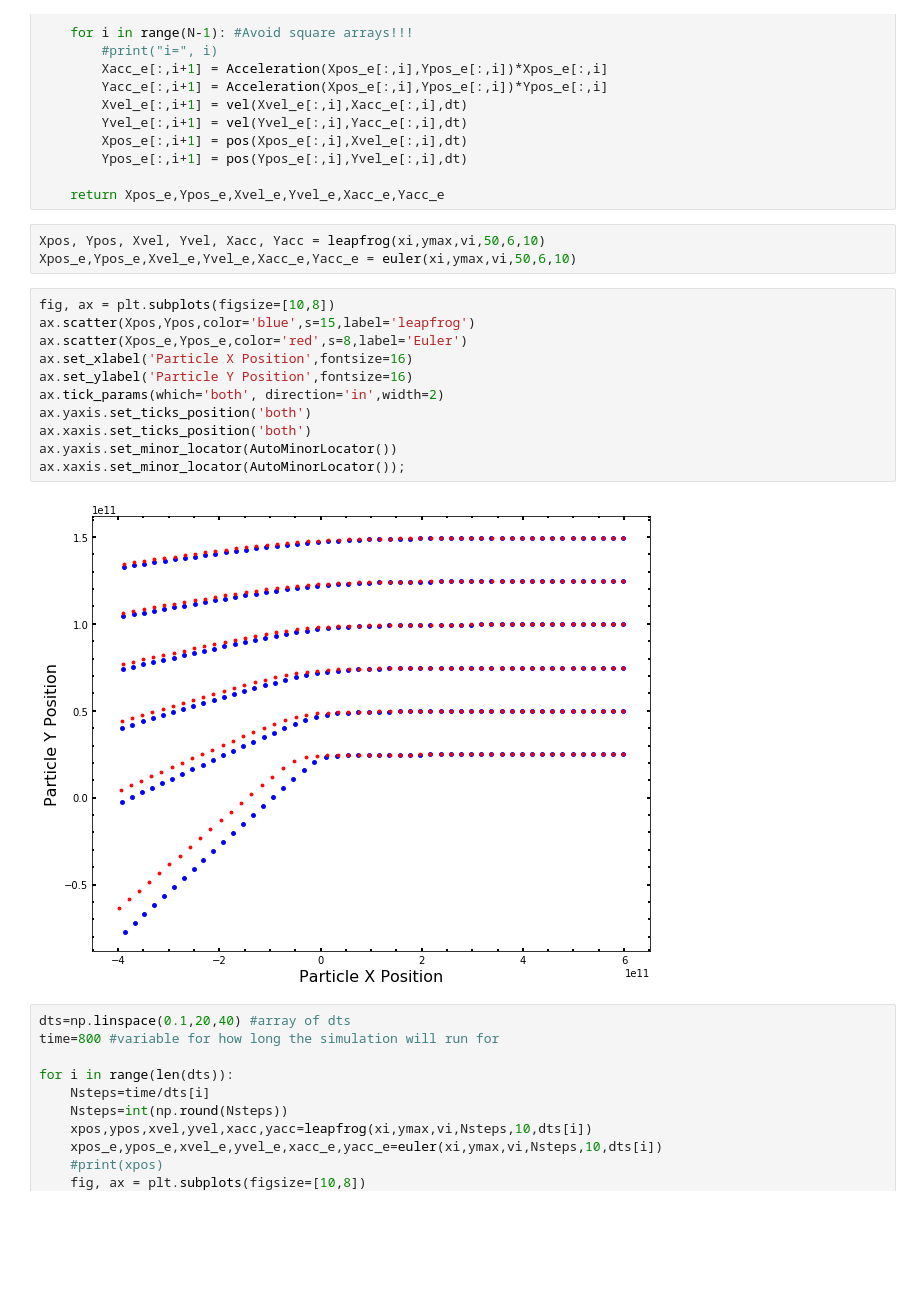
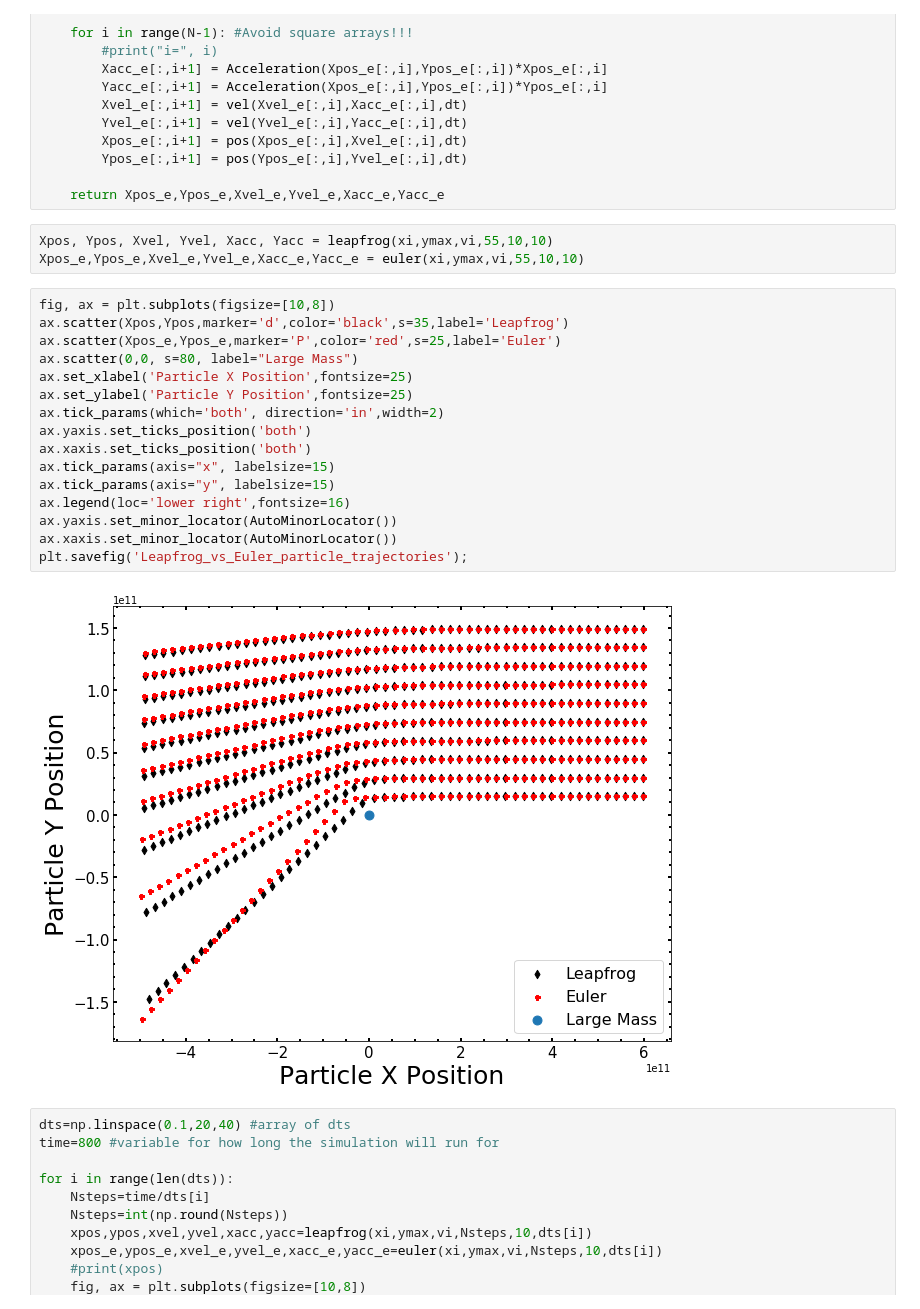
Before and after one commit to ETV337/REU_NU_2020_Project, a Jupyter notebook: Leapfrog_Integrator_DFSimv5.ipynb, the cells around one changed output. Drawn from its saved outputs; the diff is of its cells as text; blank space fills up the shorter version.

```diff
--- a/Leapfrog_Integrator_DFSimv5.ipynb
+++ b/Leapfrog_Integrator_DFSimv5.ipynb
@@ -294,21 +294,26 @@ def euler(xi,ymax,vi,N,P,dt):
 
     return Xpos_e,Ypos_e,Xvel_e,Yvel_e,Xacc_e,Yacc_e
 # %%
-Xpos, Ypos, Xvel, Yvel, Xacc, Yacc = leapfrog(xi,ymax,vi,50,6,10)
-Xpos_e,Ypos_e,Xvel_e,Yvel_e,Xacc_e,Yacc_e = euler(xi,ymax,vi,50,6,10)
+Xpos, Ypos, Xvel, Yvel, Xacc, Yacc = leapfrog(xi,ymax,vi,55,10,10)
+Xpos_e,Ypos_e,Xvel_e,Yvel_e,Xacc_e,Yacc_e = euler(xi,ymax,vi,55,10,10)
 # %%
 fig, ax = plt.subplots(figsize=[10,8])
-ax.scatter(Xpos,Ypos,color='blue',s=15,label='leapfrog')
-ax.scatter(Xpos_e,Ypos_e,color='red',s=8,label='Euler')
-ax.set_xlabel('Particle X Position',fontsize=16)
-ax.set_ylabel('Particle Y Position',fontsize=16)
+ax.scatter(Xpos,Ypos,marker='d',color='black',s=35,label='Leapfrog')
+ax.scatter(Xpos_e,Ypos_e,marker='P',color='red',s=25,label='Euler')
+ax.scatter(0,0, s=80, label="Large Mass")
+ax.set_xlabel('Particle X Position',fontsize=25)
+ax.set_ylabel('Particle Y Position',fontsize=25)
 ax.tick_params(which='both', direction='in',width=2)
 ax.yaxis.set_ticks_position('both')
 ax.xaxis.set_ticks_position('both')
+ax.tick_params(axis="x", labelsize=15)
+ax.tick_params(axis="y", labelsize=15)
+ax.legend(loc='lower right',fontsize=16)
 ax.yaxis.set_minor_locator(AutoMinorLocator())
-ax.xaxis.set_minor_locator(AutoMinorLocator());
+ax.xaxis.set_minor_locator(AutoMinorLocator())
+plt.savefig('Leapfrog_vs_Euler_particle_trajectories');
 # %% [output]
-[figure, old version]
+[figure, new version]
 # %%
 dts=np.linspace(0.1,20,40) #array of dts
 time=800 #variable for how long the simulation will run for
```
Also changed, not shown: parts of 4 cells of this notebook, 8 other files.
